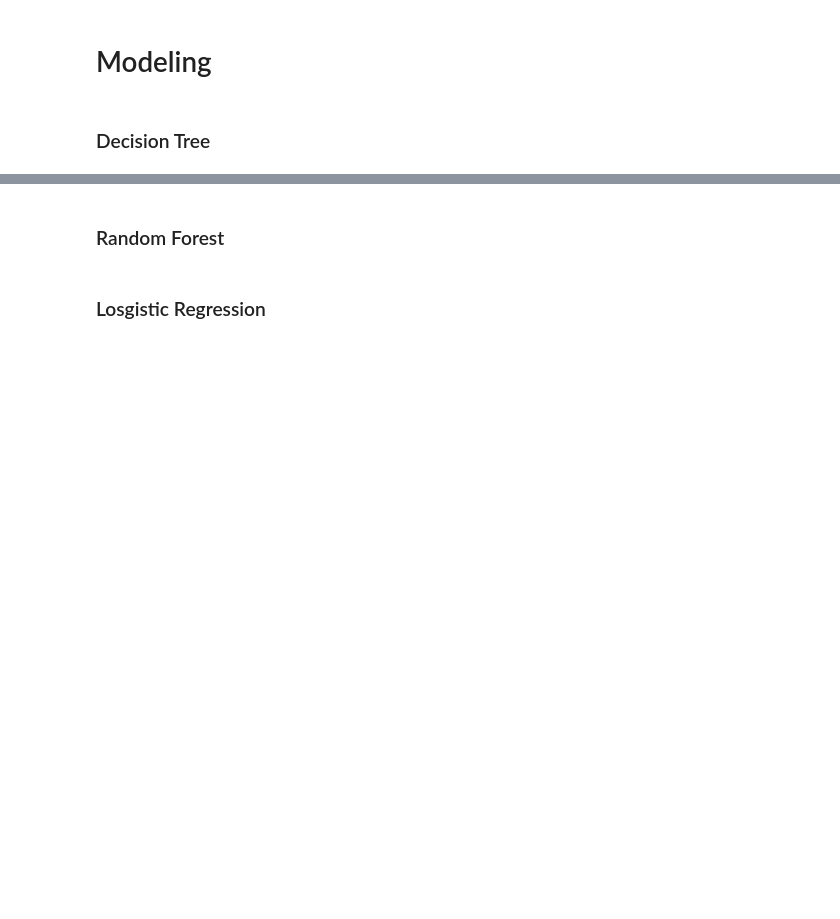
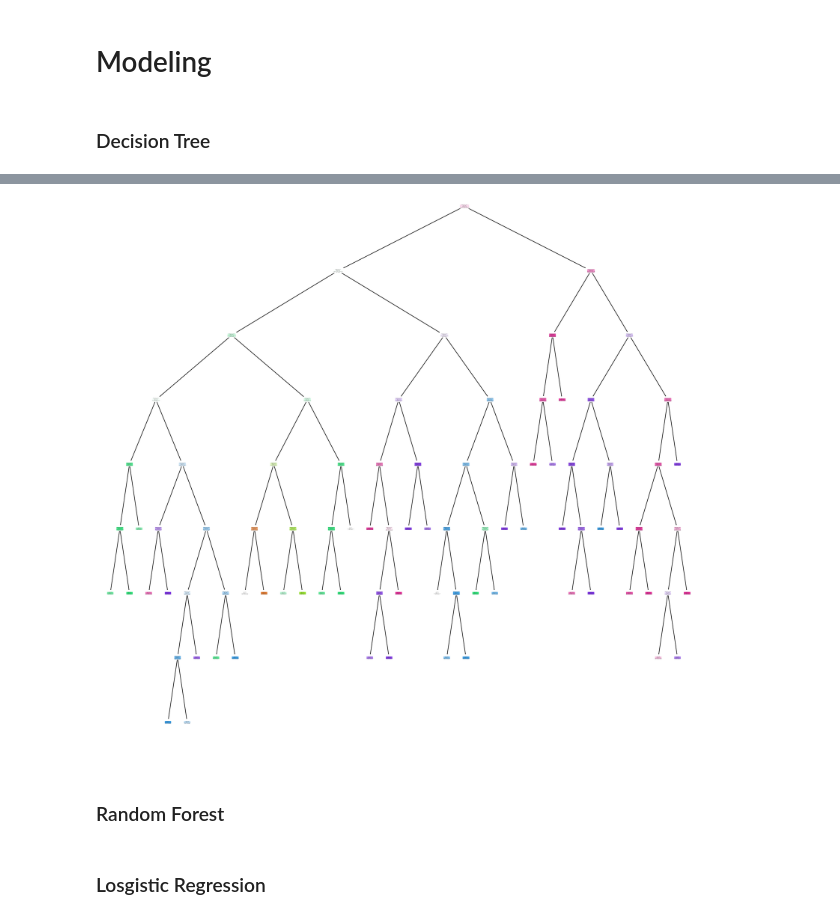
Before and after one commit to wldgkdl/Obesity_classifier, a Jupyter notebook: training/Classification_models.ipynb, the cells around one changed output, grey strips where cells are left out. Saved outputs shown, nothing was run; the diff lists cells and outputs as text; code cells hidden in the pictures; blank space fills up the shorter version.

Commit message:
decision tree v1

```diff
--- a/training/Classification_models.ipynb
+++ b/training/Classification_models.ipynb
@@ -96,0 +140,10 @@ test_y = test.iloc[:, 3:]
+# %%
+cleanup_nums = {"Gender": {"Male": 0, "Female": 1}}
+# %%
+train_X = train_X.replace(cleanup_nums)
+test_X = test_X.replace(cleanup_nums)
+# %%
+train_X.Gender = train_X.Gender.astype('category')
+test_X.Gender = test_X.Gender.astype('category')
+train_y.Index = train_y.Index.astype('category')
+test_y.Index = test_y.Index.astype('category')
@@ -96,0 +152,3 @@ test_y = test.iloc[:, 3:]
+# %%
+clf = tree.DecisionTreeClassifier(min_samples_leaf=4)
+clf = clf.fit(train_X, train_y)
@@ -97,3 +188,21 @@ test_y = test.iloc[:, 3:]
+# %%
+import matplotlib.pyplot as plt
+
+
+fn=['Gender(0-male, 1-female)','Height (cm)','Weight (kg)']
+cn=index_info
+
+# Setting dpi = 300 to make image clearer than default
+fig, axes = plt.subplots(nrows = 1,ncols = 1,figsize = (4,4), dpi=300)
+
+tree.plot_tree(clf,
+           feature_names = fn,
+           class_names=cn,
+           filled = True);
+
+fig.savefig('imagename.png')
+# %% [output]
+[figure, added]
 # %% [markdown]
 ### Random Forest ###
 # %% [markdown]
```
Also changed, not shown: parts of 23 cells of this notebook, 1 other file.
